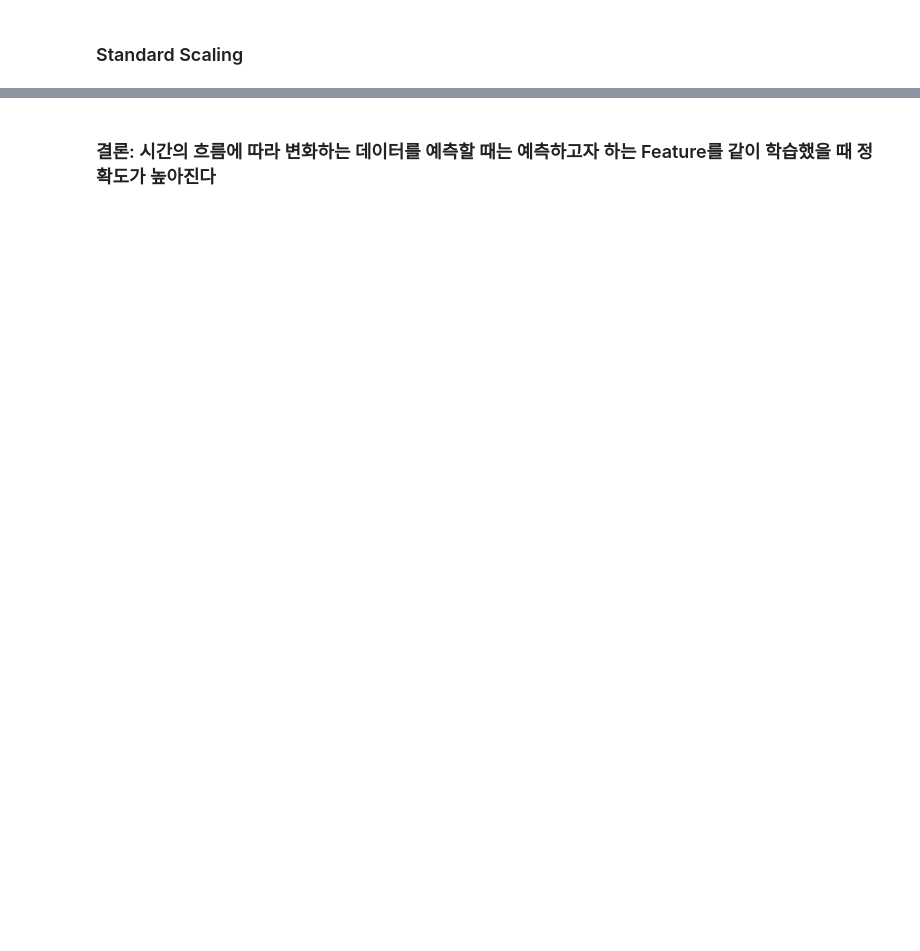
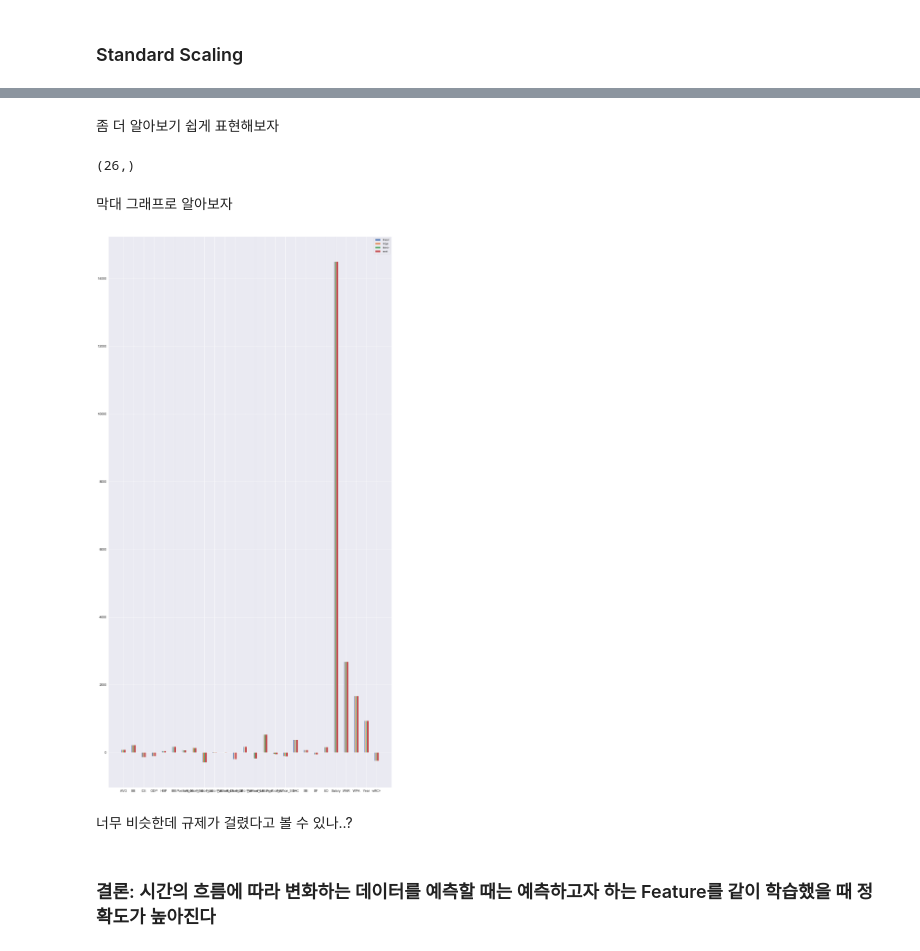
Before and after one commit to ch-4ml/machine-learning-study, a Jupyter notebook: tensorflow/practice/KBO 타자 연봉 예측 ver.3.ipynb, the cells around one changed output, grey strips where cells are left out. Cells and saved outputs as stored; diff of their text form; code cells hidden in the pictures; blank space fills up the shorter version.

```diff
--- a/tensorflow/practice/KBO 타자 연봉 예측 ver.3.ipynb
+++ b/tensorflow/practice/KBO 타자 연봉 예측 ver.3.ipynb
@@ -351,2 +377,50 @@ Elastic net-Norm: 0.8630280733091216 0.877186043782771
+# %% [markdown]
+좀 더 알아보기 쉽게 표현해보자
+# %%
+float_formatter = lambda x: "%.6f" % x
+np.set_printoptions(formatter={'float_kind':float_formatter})
+diff.shape
+# %% [output]
+(26,)
+# %% [markdown]
+막대 그래프로 알아보자
+# %%
+from matplotlib import pyplot as plt
+
+plt.rcParams["figure.figsize"] = (25, 50)
+plt.rc('xtick', labelsize=16)
+plt.rc('ytick', labelsize=16)
+
+features = X_train.columns
+coef_linear = lin_model_std.coef_
+coef_ridge = ridge_model_std.coef_
+coef_lasso = lasso_model_std.coef_
+coef_enet = enet_model_std.coef_
+
+def create_x(t, w, n, d):
+    return [t*x + w*n for x in range(d)]
+
+coef_linear_x = create_x(4, 0.3, 1, 26)
+coef_ridge_x = create_x(4, 0.3, 2, 26)
+coef_lasso_x = create_x(4, 0.3, 3, 26)
+coef_enet_x = create_x(4, 0.3, 4, 26)
+
+subplot = plt.subplot()
+subplot.bar(coef_linear_x, coef_linear)
+subplot.bar(coef_ridge_x, coef_ridge)
+subplot.bar(coef_lasso_x, coef_lasso)
+subplot.bar(coef_enet_x, coef_enet)
+
+middle_x = [(a+b+c+d)/4 for (a,b,c,d) in zip(coef_linear_x, coef_ridge_x, coef_lasso_x, coef_enet_x)]
+subplot.set_xticks(middle_x)
+subplot.set_xticklabels(features)
+
+plt.legend(['linear', 'ridge', 'lasso', 'enet'])
+
+plt.show()
+# %% [output]
+[figure, added]
+# %% [markdown]
+너무 비슷한데 규제가 걸렸다고 볼 수 있나..?
 # %% [markdown]
 ### 결론: 시간의 흐름에 따라 변화하는 데이터를 예측할 때는 예측하고자 하는 Feature를 같이 학습했을 때 정확도가 높아진다
```
Also changed, not shown: parts of 12 cells of this notebook, 1 other file.
